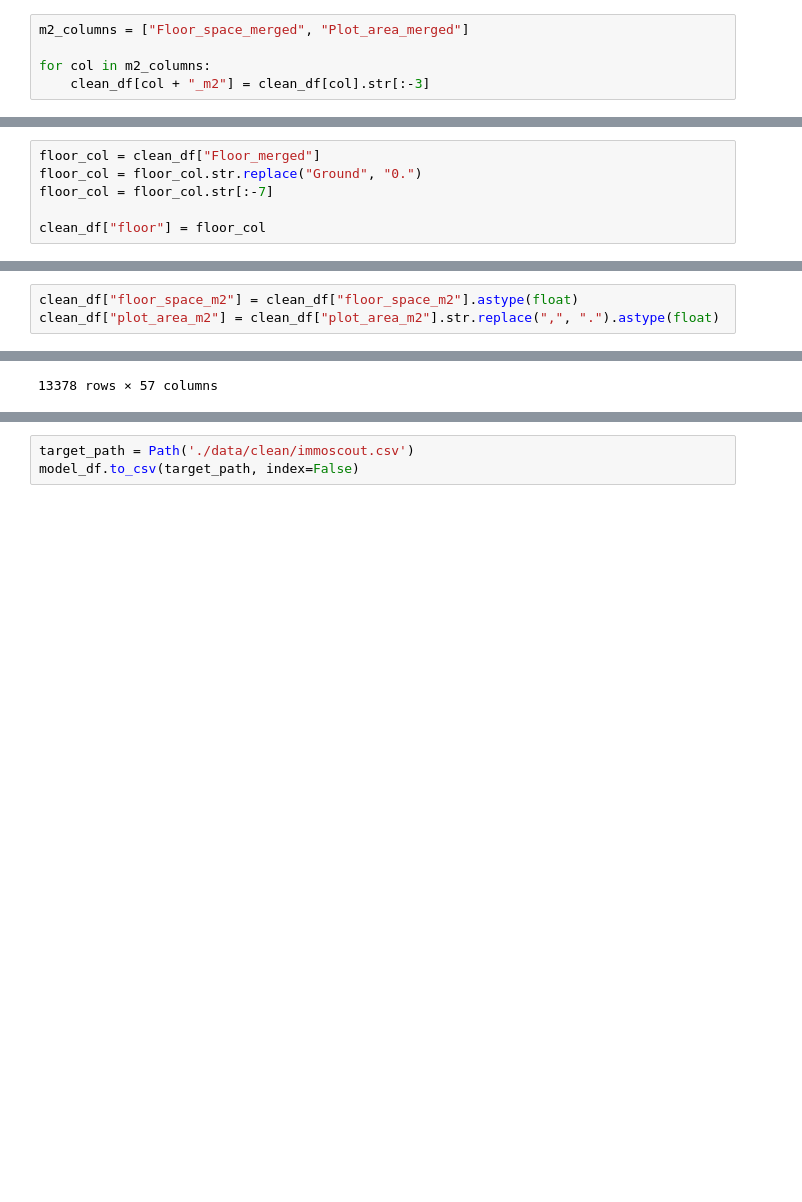
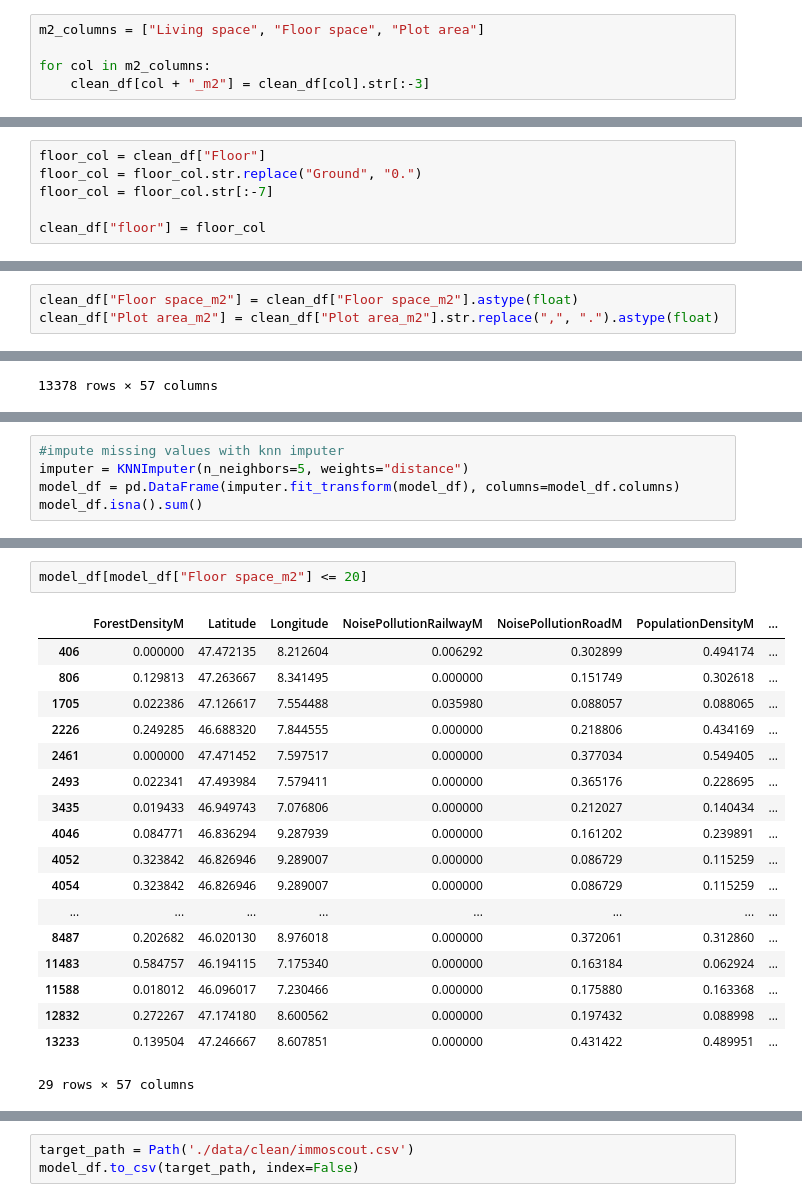
Before and after one commit to marvinvr/fhnw-cml1, a Jupyter notebook: 01_data_wrangling.ipynb, the cells around one changed output, grey strips where cells are left out. Saved outputs shown, nothing was run; the diff lists cells and outputs as text; blank space fills up the shorter version.

Commit message:
Data Wrangling

```diff
--- a/01_data_wrangling.ipynb
+++ b/01_data_wrangling.ipynb
@@ -88,14 +109,14 @@ clean_df["Space extracted"] = clean_df["Space extracted"].fillna(clean_df["space
 # %% [markdown]
 ### Move m2 to column header
 # %%
-m2_columns = ["Floor_space_merged", "Plot_area_merged"]
+m2_columns = ["Living space", "Floor space", "Plot area"]
 
 for col in m2_columns:
     clean_df[col + "_m2"] = clean_df[col].str[:-3]
 # %% [markdown]
 ### Extract floor information
 # %%
-floor_col = clean_df["Floor_merged"]
+floor_col = clean_df["Floor"]
 floor_col = floor_col.str.replace("Ground", "0.")
 floor_col = floor_col.str[:-7]
 
@@ -147,8 +162,8 @@ for name in name_mapping:
 # %% [markdown]
 ### Column which are numeric as float
 # %%
-clean_df["floor_space_m2"] = clean_df["floor_space_m2"].astype(float)
-clean_df["plot_area_m2"] = clean_df["plot_area_m2"].str.replace(",", ".").astype(float)
+clean_df["Floor space_m2"] = clean_df["Floor space_m2"].astype(float)
+clean_df["Plot area_m2"] = clean_df["Plot area_m2"].str.replace(",", ".").astype(float)
 # %% [markdown]
 ### Divide categorical "type" variable into dummy variables
 # %%
@@ -267,0 +305,5 @@ model_df
+# %%
+#impute missing values with knn imputer
+imputer = KNNImputer(n_neighbors=5, weights="distance")
+model_df = pd.DataFrame(imputer.fit_transform(model_df), columns=model_df.columns)
+model_df.isna().sum()
@@ -267,0 +380,21 @@ model_df
+# %%
+model_df[model_df["Floor space_m2"] <= 20]
+# %% [output]
+|  | ForestDensityM | Latitude | Longitude | NoisePollutionRailwayM | NoisePollutionRoadM | PopulationDensityM | ... |
+| 406 | 0.000000 | 47.472135 | 8.212604 | 0.006292 | 0.302899 | 0.494174 | ... |
+| 806 | 0.129813 | 47.263667 | 8.341495 | 0.000000 | 0.151749 | 0.302618 | ... |
+| 1705 | 0.022386 | 47.126617 | 7.554488 | 0.035980 | 0.088057 | 0.088065 | ... |
+| 2226 | 0.249285 | 46.688320 | 7.844555 | 0.000000 | 0.218806 | 0.434169 | ... |
+| 2461 | 0.000000 | 47.471452 | 7.597517 | 0.000000 | 0.377034 | 0.549405 | ... |
+| 2493 | 0.022341 | 47.493984 | 7.579411 | 0.000000 | 0.365176 | 0.228695 | ... |
+| 3435 | 0.019433 | 46.949743 | 7.076806 | 0.000000 | 0.212027 | 0.140434 | ... |
+| 4046 | 0.084771 | 46.836294 | 9.287939 | 0.000000 | 0.161202 | 0.239891 | ... |
+| 4052 | 0.323842 | 46.826946 | 9.289007 | 0.000000 | 0.086729 | 0.115259 | ... |
+| 4054 | 0.323842 | 46.826946 | 9.289007 | 0.000000 | 0.086729 | 0.115259 | ... |
+| ... | ... | ... | ... | ... | ... | ... | ... |
+| 8487 | 0.202682 | 46.020130 | 8.976018 | 0.000000 | 0.372061 | 0.312860 | ... |
+| 11483 | 0.584757 | 46.194115 | 7.175340 | 0.000000 | 0.163184 | 0.062924 | ... |
+| 11588 | 0.018012 | 46.096017 | 7.230466 | 0.000000 | 0.175880 | 0.163368 | ... |
+| 12832 | 0.272267 | 47.174180 | 8.600562 | 0.000000 | 0.197432 | 0.088998 | ... |
+| 13233 | 0.139504 | 47.246667 | 8.607851 | 0.000000 | 0.431422 | 0.489951 | ... |
+29 rows × 57 columns
```
Also changed, not shown: parts of 14 cells of this notebook, 8 other files.
